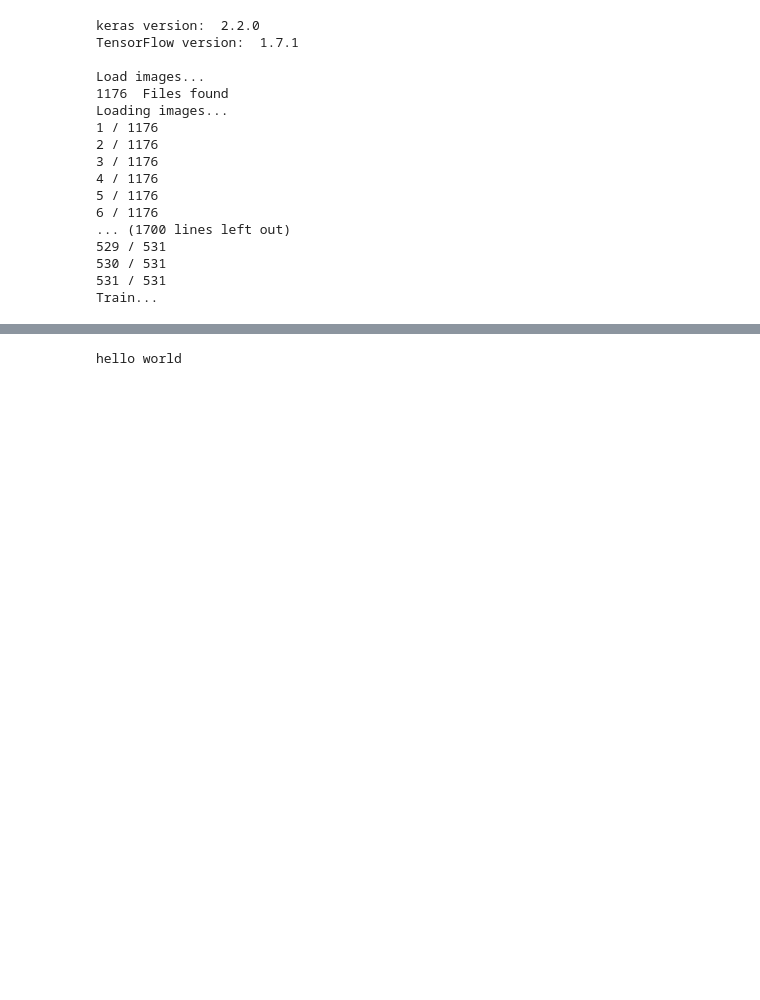
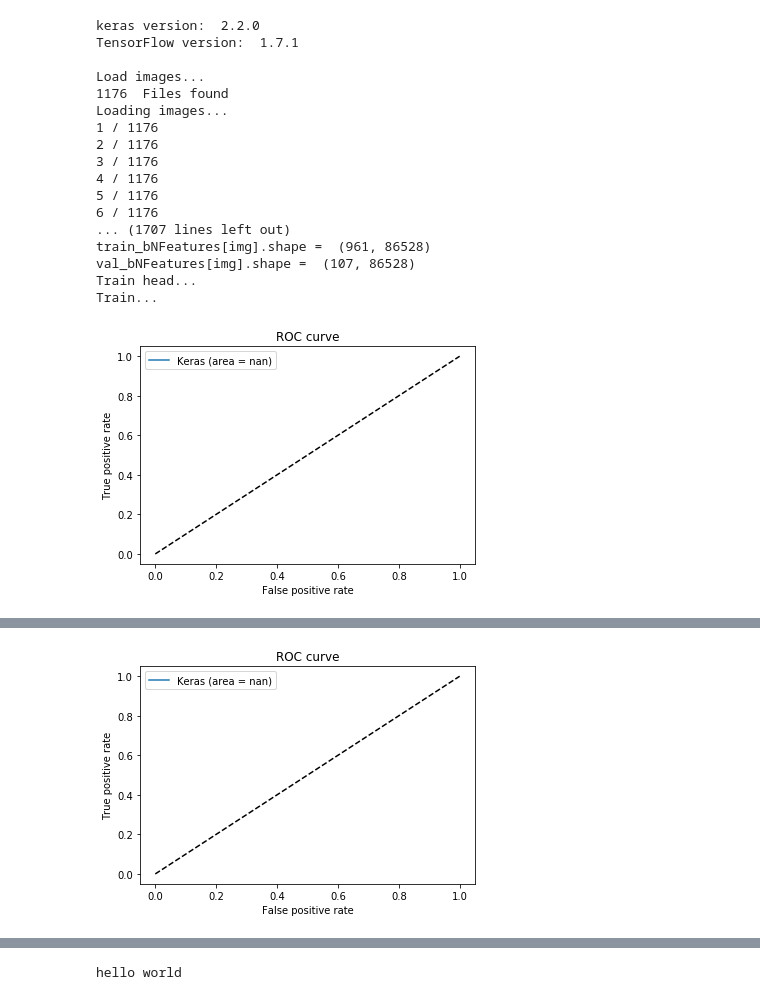
Before and after one commit to Big-Tree/kerasTF, a Jupyter notebook: kerasTransferLearning.ipynb, the cells around one changed output, grey strips where cells are left out. Saved outputs shown, nothing was run; the diff lists cells and outputs as text; code cells hidden in the pictures; blank space fills up the shorter version.

```diff
--- a/kerasTransferLearning.ipynb
+++ b/kerasTransferLearning.ipynb
@@ -42,9 +42,9 @@ CLASSDIR_1 = '/vol/vssp/cvpwrkspc01/scratch/wm0015/crops256/malignant/*'
 #CLASSDIR_1 = '/user/HS204/wm0015/student/allCalcs/1/*'
 MODEL_SAVE = '/vol/vssp/cvpwrkspc01/scratch/wm0015/models/best_model.h5'
 BATCH_SIZE = 100
-EPOCHS = 5000
+EPOCHS = 20
 #INPUT_SHAPE = [256, 256, 3]
-INPUT_SHAPE = [429, 429, 1]
+INPUT_SHAPE = [429, 429, 3]
 #INPUT_SHAPE = [385, 385, 3]
 FOLDS = 5
 PATIENCE = 500
@@ -87,6 +87,15 @@ class TrainValTensorBoard(TensorBoard):
     def on_train_end(self, logs=None):
         super(TrainValTensorBoard, self).on_train_end(logs)
         self.val_writer.close()
+
+def getSensitivity(y_true, y_pred):
+    true_positives = K.sum(K.round(K.clip(y_true * y_pred, 0, 1)))
+    possible_positives = K.sum(K.round(K.clip(y_true, 0, 1)))
+    return true_positives / (possible_positives + K.epsilon())
+def getSpecificity(y_true, y_pred):
+    true_negatives = K.sum(K.round(K.clip((1-y_true) * (1-y_pred), 0, 1)))
+    possible_negatives = K.sum(K.round(K.clip(1-y_true, 0, 1)))
+    return true_negatives / (possible_negatives + K.epsilon())
 
 
 def get_images(path, dataSpecs):
@@ -261,6 +270,7 @@ def main():
     prem1 = getPremFiles('/vol/vssp/cvpwrkspc01/scratch/wm0015/download/prem/Segments', dataSpecs)
     prem2 = getPremFiles('/vol/vssp/cvpwrkspc01/scratch/wm0015/download/prem/2D/6mm', dataSpecs)
     prem1 = prem1.reshape((-1, 429, 429, 1))
+    prem1 = prem1[0:537,:,:,:]
     prem2 = prem2.reshape((-1, 429, 429, 1))
 #     print('prem1.shape: ', prem1.shape)
 #     print('prem2.shape: ', prem2.shape)
@@ -270,6 +280,12 @@ def main():
 #     print('prem1[0].shape: ', prem1[0].shape)
 #     print('prem2[0].shape: ', prem2[0].shape)
     data['img'] = np.concatenate((prem1, prem2))
+    data['img'] = np.concatenate((data['img'], data['img'], data['img']), axis = 3)
+    print('prem1.shape: ', prem1.shape)
+    print('prem2.shape: ', prem2.shape)
+    print('data.shape = ', data['img'].shape)
+    #data.shape =  (1707, 429, 429, 1)
+
 
     # Normalise
     data['img'] = data['img']/NORMALISE
@@ -311,11 +327,11 @@ def main():
 
 
 
-        #model, train_data, val_data = tlVGG(train_data, val_data)
-        model = fiveCNN()
+        model, train_data, val_data = tlVGG(train_data, val_data)
+        #model = fiveCNN()
         if ARCHITECTURE != 0:
             model.summary()
-        model = multi_gpu_model(model, gpus=2)
+        #model = multi_gpu_model(model, gpus=2)
 
         sgd = optimizers.SGD(lr=5, decay=1e-6, momentum=0.9, nesterov=True)
         adam = optimizers.Adam(lr=0.001, beta_1=0.9, beta_2=0.999, epsilon=None, decay=0.0, amsgrad=False) #0.001
@@ -325,24 +341,25 @@ def main():
         tensorboard = TensorBoard(log_dir='/vol/vssp/mammo2/will/logs/new'.format(time()), write_images=True)
 
         # Data augmentation settings
-        from keras.preprocessing.image import ImageDataGenerator
-        trainDatagen = ImageDataGenerator(
-            featurewise_center=True,
-            featurewise_std_normalization=True,
-            rotation_range=20,
-            width_shift_range=0.2,
-            height_shift_range=0.2,
-            horizontal_flip=True)
-        trainDatagen.fit(train_data['img'])
-        valDatagen = ImageDataGenerator(
-            featurewise_center=True,
-            featurewise_std_normalization=True,
-            #rotation_range=20,
-            #width_shift_range=0.2,
-            #height_shift_range=0.2,
-            #horizontal_flip=True
-            )
-        valDatagen.fit(val_data['img'])
+        if (1 == 2):
+            from keras.preprocessing.image import ImageDataGenerator
+            trainDatagen = ImageDataGenerator(
+                featurewise_center=True,
+                featurewise_std_normalization=True,
+                rotation_range=20,
+                width_shift_range=0.2,
+                height_shift_range=0.2,
+                horizontal_flip=True)
+            trainDatagen.fit(train_data['img'])
+            valDatagen = ImageDataGenerator(
+                featurewise_center=True,
+                featurewise_std_normalization=True,
+                #rotation_range=20,
+                #width_shift_range=0.2,
+                #height_shift_range=0.2,
+                #horizontal_flip=True
+                )
+            valDatagen.fit(val_data['img'])
 
 #         # Normalise myself
 #         mean_data = np.mean(train_data['img'])
@@ -375,7 +392,7 @@ def main():
                 validation_data=(val_data['img'], val_data['label']))
 
         # Restore best model
-        model.load_weights(MODEL_SAVE)
+        #model.load_weights(MODEL_SAVE)
 
         # Produce ROC curve
 
@@ -396,34 +413,37 @@ def main():
 
 
         # Evaluate
         score = model.evaluate(val_data['img'], val_data['label'], verbose=0)
         valStats.append(score)
         print('The score is......\n', score)
 
+#         print('Sensitivity: ', getSensitivity(y_true, y_score))
+#         print('Specificicy: ', getSpecificity(y_true, y_score))
 
 
     valStats = np.asarray(valStats)
     print('Validations: \n', valStats[:, 1])
     print('Average loss: ', sum(valStats[:, 0])/FOLDS)
     print('Average validation: ', sum(valStats[:, 1])/FOLDS)
 
 if __name__ == "__main__":
     main()
 # %% [output]
 keras version:  2.2.0
 TensorFlow version:  1.7.1
 
 Load images...
 1176  Files found
 Loading images...
 1 / 1176
 2 / 1176
 3 / 1176
 4 / 1176
 5 / 1176
 6 / 1176
-... (1700 lines left out)
-529 / 531
-530 / 531
-531 / 531
+... (1707 lines left out)
+train_bNFeatures[img].shape =  (961, 86528)
+val_bNFeatures[img].shape =  (107, 86528)
+Train head...
 Train...
+[figure, added]
@@ -429,0 +457 @@ Train...
+[figure, added]
```
Also changed, not shown: parts of 3 cells of this notebook.
